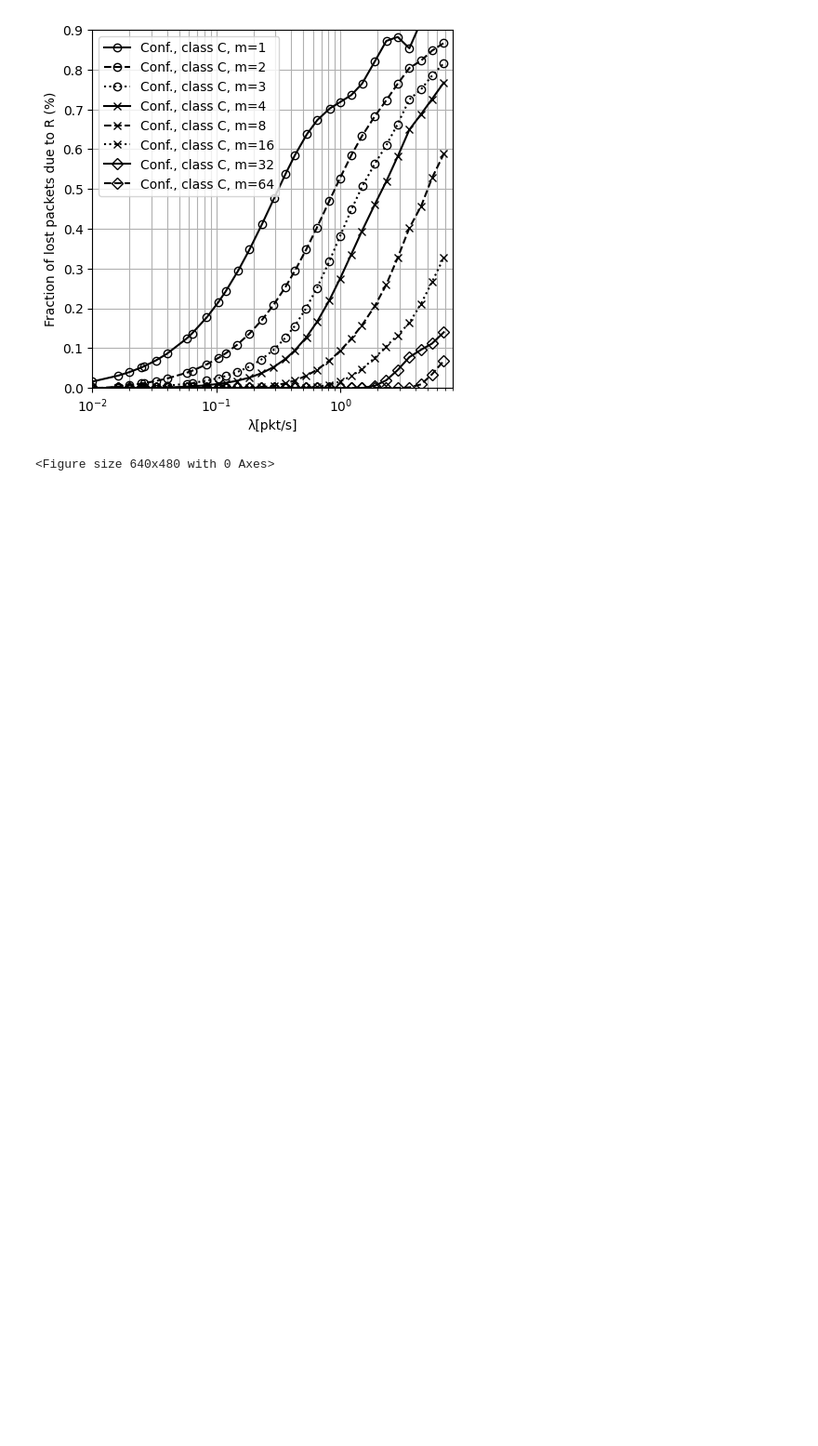
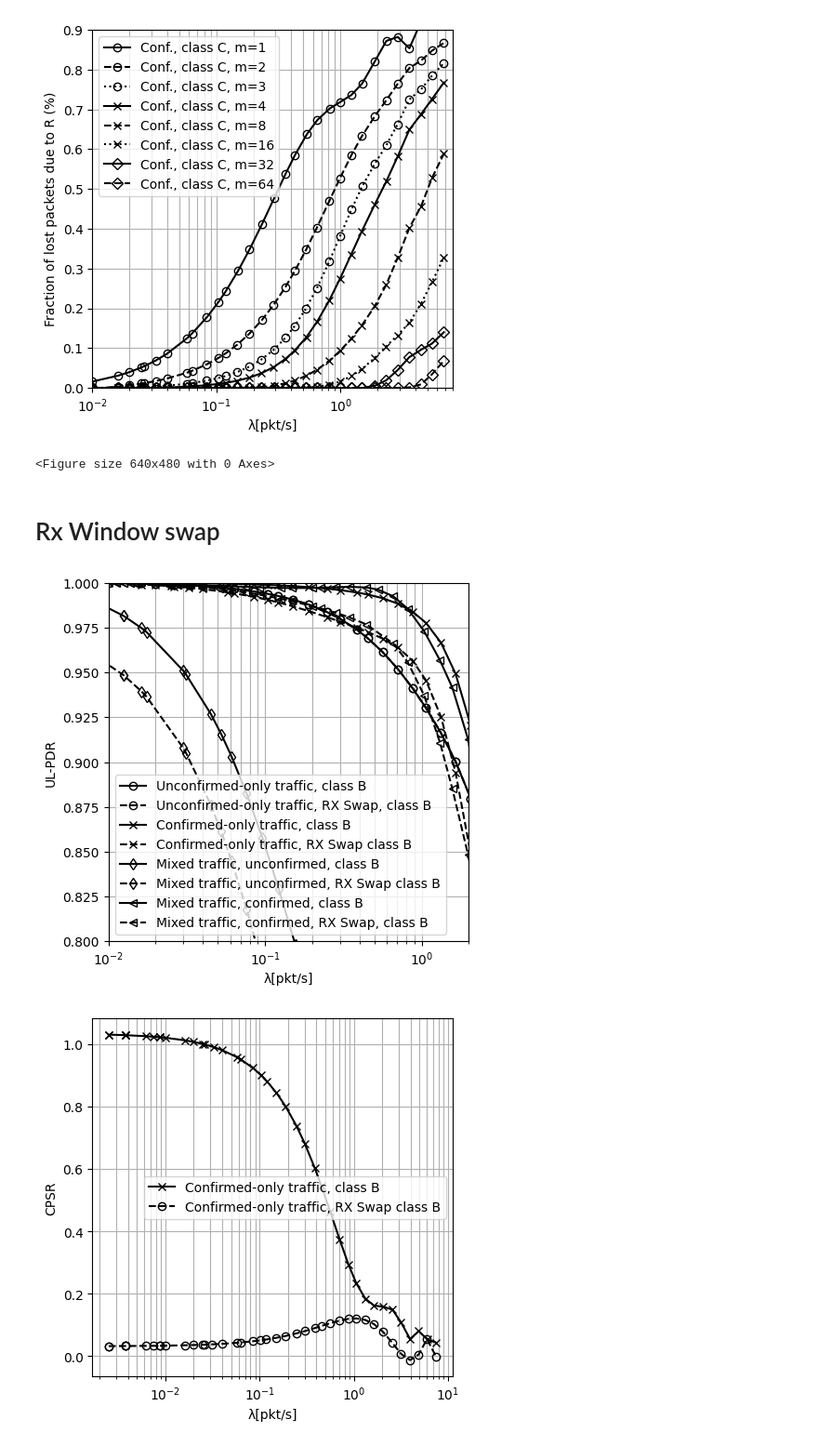
Before and after one commit to Precision-CyberAg/sim_plot, a Jupyter notebook: performance_analysis_class_b.ipynb, the cells around one changed output. Shown at 93% size. Saved outputs shown, nothing was run; the diff lists cells and outputs as text; code cells hidden in the pictures; blank space fills up the shorter version.

```diff
--- a/performance_analysis_class_b.ipynb
+++ b/performance_analysis_class_b.ipynb
@@ -909,3 +977,83 @@ plt.savefig('svg_plots/class_c_gw_parallel_paths_fraction_of_lost_packets_r.svg'
 [figure]
 [figure]
 <Figure size 640x480 with 0 Axes>
+# %% [markdown]
+<h1> Rx Window swap </h1>
+# %%
+create_plot('final_sim/test_scenario_rx1_for_rx2_class_c/False/ULPDR_UNCONFIRMED_B', 'Unconfirmed-only traffic, class B','unc',7,'-','o')
+create_plot('final_sim/test_scenario_rx1_for_rx2_class_c/True/ULPDR_UNCONFIRMED_B', 'Unconfirmed-only traffic, RX Swap, class B','unc',7,'--','o')
+
+create_plot('final_sim/test_scenario_rx1_for_rx2_class_c/False/ULPDR_CONFIRMED_B', 'Confirmed-only traffic, class B','unc',7,'-','x')
+create_plot('final_sim/test_scenario_rx1_for_rx2_class_c/True/ULPDR_CONFIRMED_B', 'Confirmed-only traffic, RX Swap class B','unc',7,'--','x')
+
+create_plot('final_sim/test_scenario_rx1_for_rx2_class_c/False/ULPDR_MIXED_B', 'Mixed traffic, unconfirmed, class B','m_unc',7,'-','d')
+create_plot('final_sim/test_scenario_rx1_for_rx2_class_c/True/ULPDR_MIXED_B', 'Mixed traffic, unconfirmed, RX Swap class B','m_unc',7,'--','d')
+
+create_plot('final_sim/test_scenario_rx1_for_rx2_class_c/False/ULPDR_MIXED_B', 'Mixed traffic, confirmed, class B','m_c',7,'-','<')
+create_plot('final_sim/test_scenario_rx1_for_rx2_class_c/True/ULPDR_MIXED_B', 'Mixed traffic, confirmed, RX Swap, class B','m_c',7,'--','<')
+
+
+f = plt.gcf()
+f.set_figwidth(5)
+f.set_figheight(5)
+plt.ylabel('UL-PDR')
+plt.xlabel('λ[pkt/s]')
+plt.xlim([0.01,2])
+plt.ylim([0.8,1])
+
+plt.grid(True, which='both')
+
+plt.savefig('svg_plots/class_b_rx_swap_ulpdr.svg', format='svg')
+plt.show()
+
+
+
+create_plot('final_sim/test_scenario_rx1_for_rx2_class_c/False/ULPDR_CONFIRMED_B', 'Confirmed-only traffic, class B','cpsr',7,'-','x')
+create_plot('final_sim/test_scenario_rx1_for_rx2_class_c/True/ULPDR_CONFIRMED_B', 'Confirmed-only traffic, RX Swap class B','cpsr',4,'--','o')
+
+
+
+f = plt.gcf()
+f.set_figwidth(5)
+f.set_figheight(5)
+plt.ylabel('CPSR')
+plt.xlabel('λ[pkt/s]')
+# plt.xlim([0.01,2])
+# plt.ylim([0.8,1])
+
+plt.grid(True, which='both')
+
+plt.savefig('svg_plots/class_b_rx_swap_cpsr.svg', format='svg')
+plt.show()
+
+
+
+
+create_plot('final_sim/test_scenario_rx1_for_rx2_class_c/False/ULPDR_UNCONFIRMED_C', 'Unconfirmed-only traffic, class C','unc',7,'-','o')
+create_plot('final_sim/test_scenario_rx1_for_rx2_class_c/True/ULPDR_UNCONFIRMED_C', 'Unconfirmed-only traffic, RX Swap, class C','unc',7,'--','o')
+
+create_plot('final_sim/test_scenario_rx1_for_rx2_class_c/False/ULPDR_CONFIRMED_C', 'Confirmed-only traffic, class C','unc',7,'-','x')
+create_plot('final_sim/test_scenario_rx1_for_rx2_class_c/True/ULPDR_CONFIRMED_C', 'Confirmed-only traffic, RX Swap class C','unc',7,'--','x')
+
+create_plot('final_sim/test_scenario_rx1_for_rx2_class_c/False/ULPDR_MIXED_C', 'Mixed traffic, unconfirmed, class C','m_unc',7,'-','d')
+create_plot('final_sim/test_scenario_rx1_for_rx2_class_c/True/ULPDR_MIXED_C', 'Mixed traffic, unconfirmed, RX Swap class C','m_unc',7,'--','d')
+
+create_plot('final_sim/test_scenario_rx1_for_rx2_class_c/False/ULPDR_MIXED_C', 'Mixed traffic, confirmed, class C','m_c',7,'-','<')
+create_plot('final_sim/test_scenario_rx1_for_rx2_class_c/True/ULPDR_MIXED_C', 'Mixed traffic, confirmed, RX Swap, class C','m_c',7,'--','<')
+
+
+f = plt.gcf()
+f.set_figwidth(5)
+f.set_figheight(5)
+plt.ylabel('UL-PDR')
+plt.xlabel('λ[pkt/s]')
+plt.xlim([0.01,2])
+plt.ylim([0.8,1])
+
+plt.grid(True, which='both')
+
+plt.savefig('svg_plots/class_c_rx_swap_ulpdr.svg', format='svg')
+plt.show()
+# %% [output]
+[figure, added]
+[figure, added]
```
Also changed, not shown: parts of 6 cells of this notebook, 34 other files.
